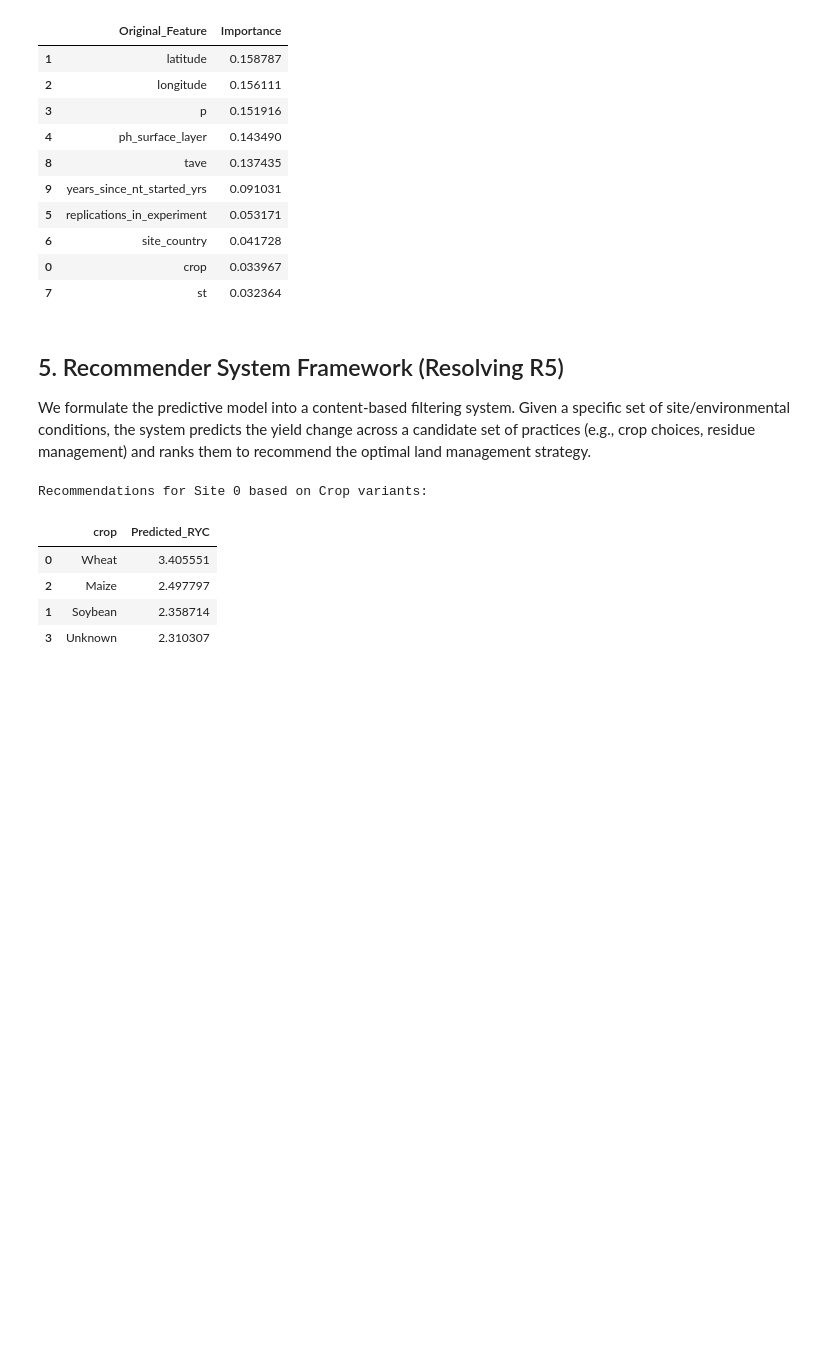
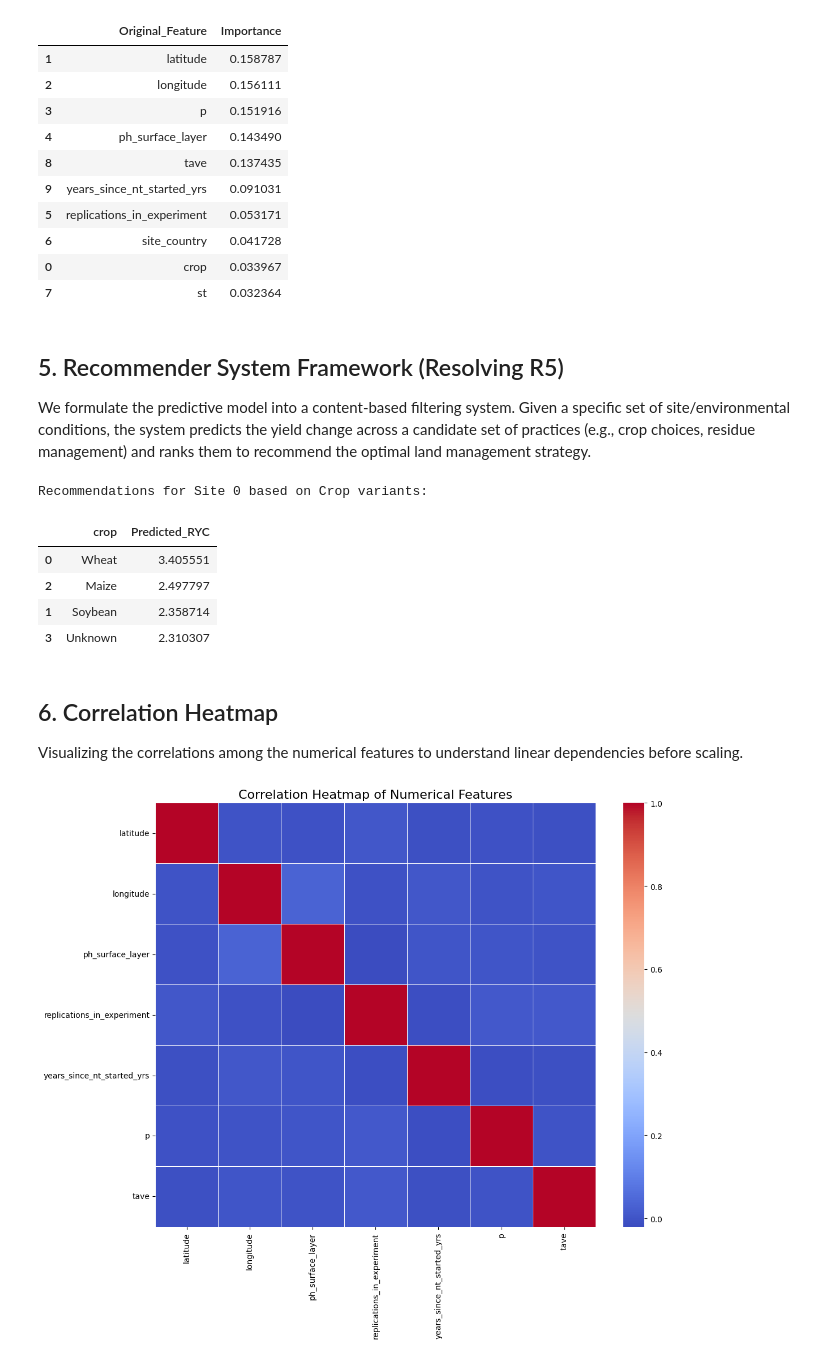
Before and after one commit to NCMFN/ClaudeCode, a Jupyter notebook: notebook.ipynb, the cells around one changed output. Cells and saved outputs as stored; diff of their text form; code cells hidden in the pictures; blank space fills up the shorter version.

Commit message:
feat: add correlation heatmap and system architecture figures
Co-authored-by: NCMFN <179461398+NCMFN@users.noreply.github.com>

```diff
--- a/notebook.ipynb
+++ b/notebook.ipynb
@@ -390,3 +390,20 @@ Recommendations for Site 0 based on Crop variants:
 | 2 | Maize | 2.497797 |
 | 1 | Soybean | 2.358714 |
 | 3 | Unknown | 2.310307 |
+# %% [markdown]
+## 6. Correlation Heatmap
+Visualizing the correlations among the numerical features to understand linear dependencies before scaling.
+# %%
+# Correlation Heatmap
+import matplotlib.pyplot as plt
+import seaborn as sns
+
+plt.figure(figsize=(12, 10))
+corr_matrix = amp_4403[numerical_features].corr()
+sns.heatmap(corr_matrix, annot=False, cmap='coolwarm', linewidths=0.5)
+plt.title('Correlation Heatmap of Numerical Features', fontsize=16)
+plt.tight_layout()
+plt.savefig('correlation_heatmap.png', dpi=300, bbox_inches='tight')
+plt.show()
+# %% [output]
+[figure, added]
```
Also changed, not shown: parts of 2 cells of this notebook, 2 other files.
